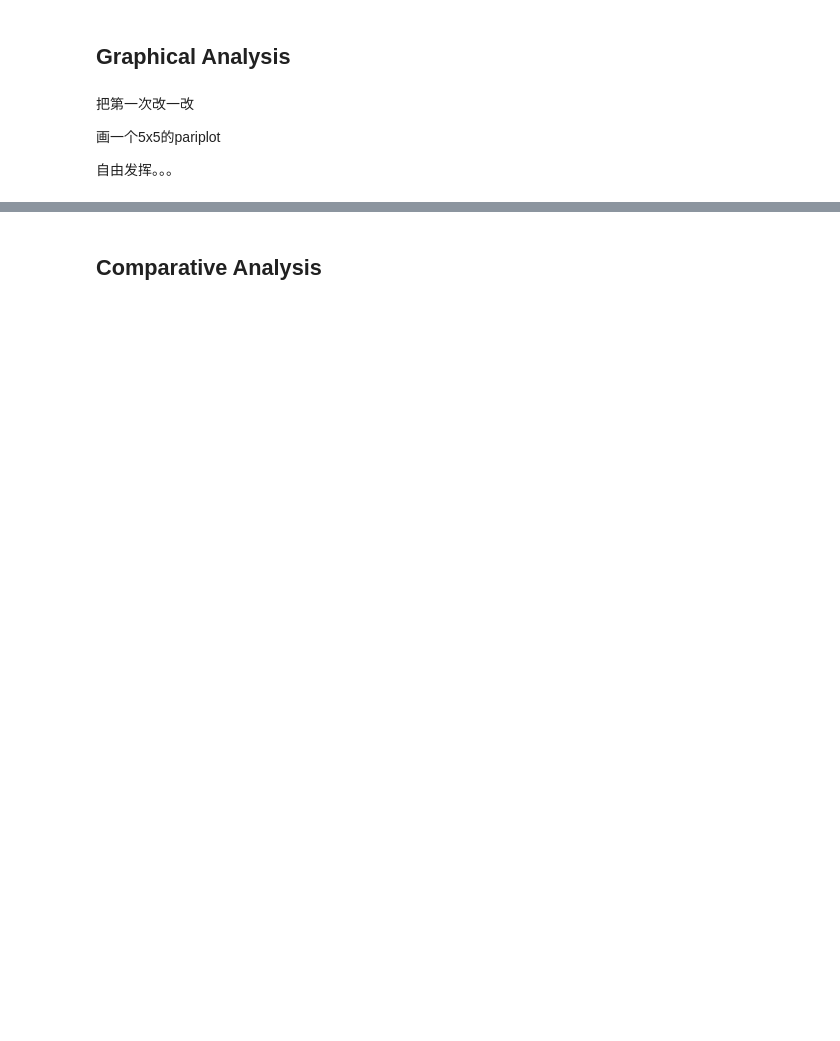
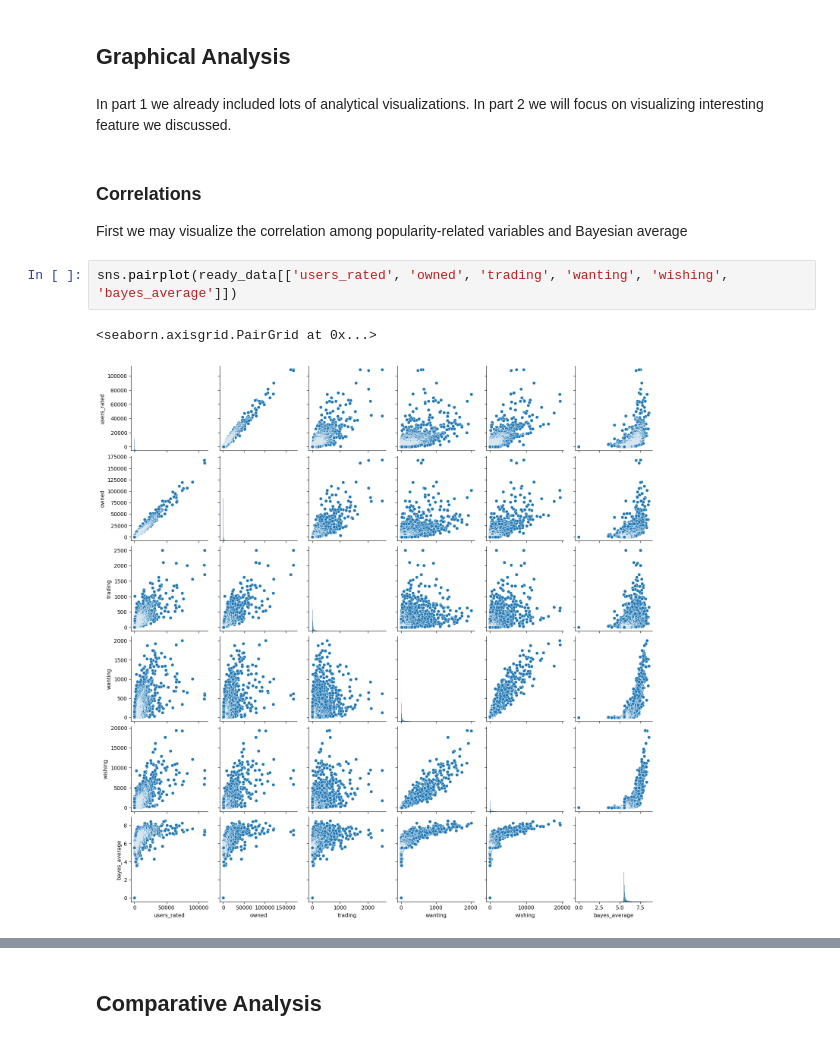
Before and after one commit to Fredfreddo/SI618_24W_project, a Jupyter notebook: project_2.ipynb, the cells around one changed output, grey strips where cells are left out. Drawn from its saved outputs; the diff is of its cells as text; blank space fills up the shorter version.

```diff
--- a/project_2.ipynb
+++ b/project_2.ipynb
@@ -624,8 +557,13 @@ pd.DataFrame(cor_values[:20], columns=['Variable 1', 'Variable 2', 'Correlation'
 # %% [markdown]
 ## Graphical Analysis
-# %% [markdown]
-把第一次改一改
-
-画一个5x5的pariplot
-
-自由发挥。。。
+# %% [markdown]
+In part 1 we already included lots of analytical visualizations. In part 2 we will focus on visualizing interesting feature we discussed.
+# %% [markdown]
+### Correlations
+
+First we may visualize the correlation among popularity-related variables and Bayesian average
+# %%
+sns.pairplot(ready_data[['users_rated', 'owned', 'trading', 'wanting', 'wishing', 'bayes_average']])
+# %% [output]
+<seaborn.axisgrid.PairGrid at 0x...>
+[figure, added]
```
Also changed, not shown: parts of 121 cells of this notebook, 3 other files.
